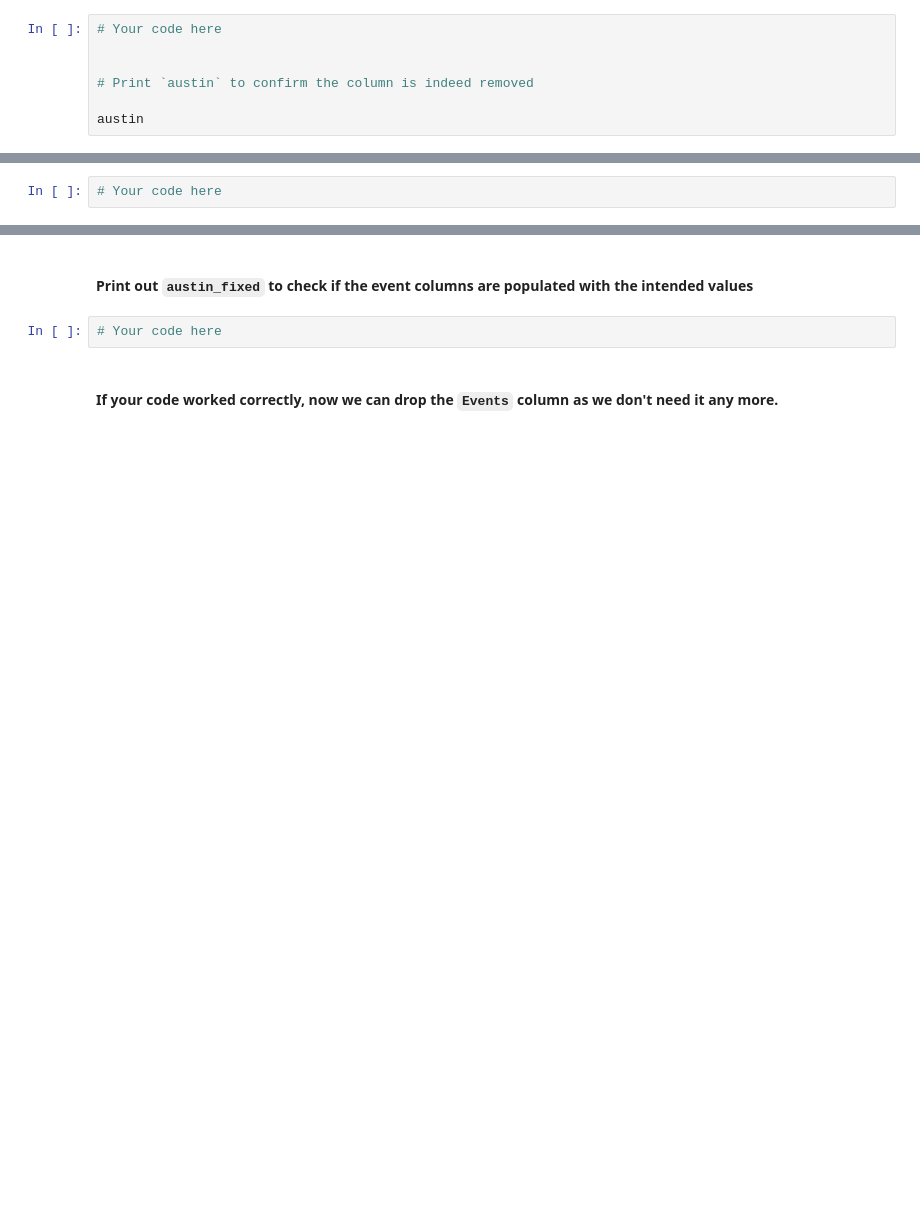
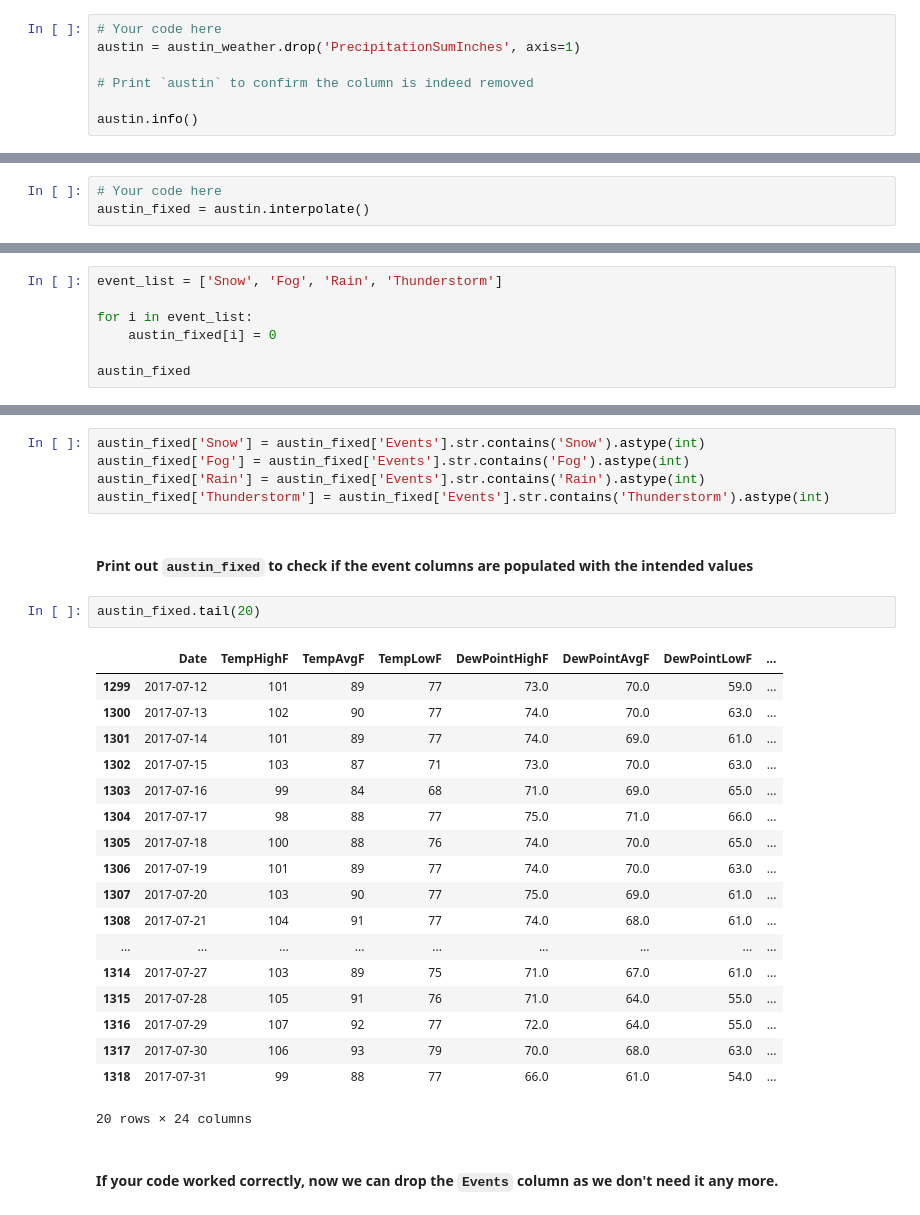
Before and after one commit to anadeondarza/dataptmad0522_labs, a Jupyter notebook: module-3/intro-to-ml/your-code/main.ipynb, the cells around one changed output, grey strips where cells are left out. Drawn from its saved outputs; the diff is of its cells as text; blank space fills up the shorter version.

```diff
--- a/module-3/intro-to-ml/your-code/main.ipynb
+++ b/module-3/intro-to-ml/your-code/main.ipynb
@@ -190,8 +305,8 @@ Over 10% data missing! Therefore, we prefer to remove this column instead of fil
 [Reference for `pandas.DataFrame.drop`](https://pandas.pydata.org/pandas-docs/stable/generated/pandas.DataFrame.drop.html)
 # %%
 # Your code here
-
+austin = austin_weather.drop('PrecipitationSumInches', axis=1)
 
 # Print `austin` to confirm the column is indeed removed
 
-austin
+austin.info()
@@ -205,6 +338,7 @@ If you would like to read more about linear interpolation, you can do so [here](
 In the following cell, use the `.interpolate()` function on the entire dataframe. This time pass the `inplace=False` argument to the function and assign the interpolated dataframe to a new variable called `austin_fixed` so that we can compare with `austin`.
 # %%
 # Your code here
+austin_fixed = austin.interpolate()
 # %% [markdown]
 #### Check to make sure `austin_fixed` contains no missing data. Also check `austin` - it still contains missing data.
 # %%
@@ -240,0 +434,7 @@ austin_fixed
+# %%
+event_list = ['Snow', 'Fog', 'Rain', 'Thunderstorm']
+
+for i in event_list:
+    austin_fixed[i] = 0
+
+austin_fixed
@@ -253,7 +465,31 @@ You will check the *Events* column. If its string value contains `Rain`, then th
+# %%
+austin_fixed['Snow'] = austin_fixed['Events'].str.contains('Snow').astype(int)
+austin_fixed['Fog'] = austin_fixed['Events'].str.contains('Fog').astype(int)
+austin_fixed['Rain'] = austin_fixed['Events'].str.contains('Rain').astype(int)
+austin_fixed['Thunderstorm'] = austin_fixed['Events'].str.contains('Thunderstorm').astype(int)
 # %% [markdown]
 #### Print out `austin_fixed` to check if the event columns are populated with the intended values
-# %%
-# Your code here
+# %%
+austin_fixed.tail(20)
+# %% [output]
+|  | Date | TempHighF | TempAvgF | TempLowF | DewPointHighF | DewPointAvgF | DewPointLowF | ... |
+| 1299 | 2017-07-12 | 101 | 89 | 77 | 73.0 | 70.0 | 59.0 | ... |
+| 1300 | 2017-07-13 | 102 | 90 | 77 | 74.0 | 70.0 | 63.0 | ... |
+| 1301 | 2017-07-14 | 101 | 89 | 77 | 74.0 | 69.0 | 61.0 | ... |
+| 1302 | 2017-07-15 | 103 | 87 | 71 | 73.0 | 70.0 | 63.0 | ... |
+| 1303 | 2017-07-16 | 99 | 84 | 68 | 71.0 | 69.0 | 65.0 | ... |
+| 1304 | 2017-07-17 | 98 | 88 | 77 | 75.0 | 71.0 | 66.0 | ... |
+| 1305 | 2017-07-18 | 100 | 88 | 76 | 74.0 | 70.0 | 65.0 | ... |
+| 1306 | 2017-07-19 | 101 | 89 | 77 | 74.0 | 70.0 | 63.0 | ... |
+| 1307 | 2017-07-20 | 103 | 90 | 77 | 75.0 | 69.0 | 61.0 | ... |
+| 1308 | 2017-07-21 | 104 | 91 | 77 | 74.0 | 68.0 | 61.0 | ... |
+| ... | ... | ... | ... | ... | ... | ... | ... | ... |
+| 1314 | 2017-07-27 | 103 | 89 | 75 | 71.0 | 67.0 | 61.0 | ... |
+| 1315 | 2017-07-28 | 105 | 91 | 76 | 71.0 | 64.0 | 55.0 | ... |
+| 1316 | 2017-07-29 | 107 | 92 | 77 | 72.0 | 64.0 | 55.0 | ... |
+| 1317 | 2017-07-30 | 106 | 93 | 79 | 70.0 | 68.0 | 63.0 | ... |
+| 1318 | 2017-07-31 | 99 | 88 | 77 | 66.0 | 61.0 | 54.0 | ... |
+20 rows × 24 columns
 # %% [markdown]
 #### If your code worked correctly, now we can drop the `Events` column as we don't need it any more.
 # %%
```
Also changed, not shown: parts of 33 cells of this notebook.
